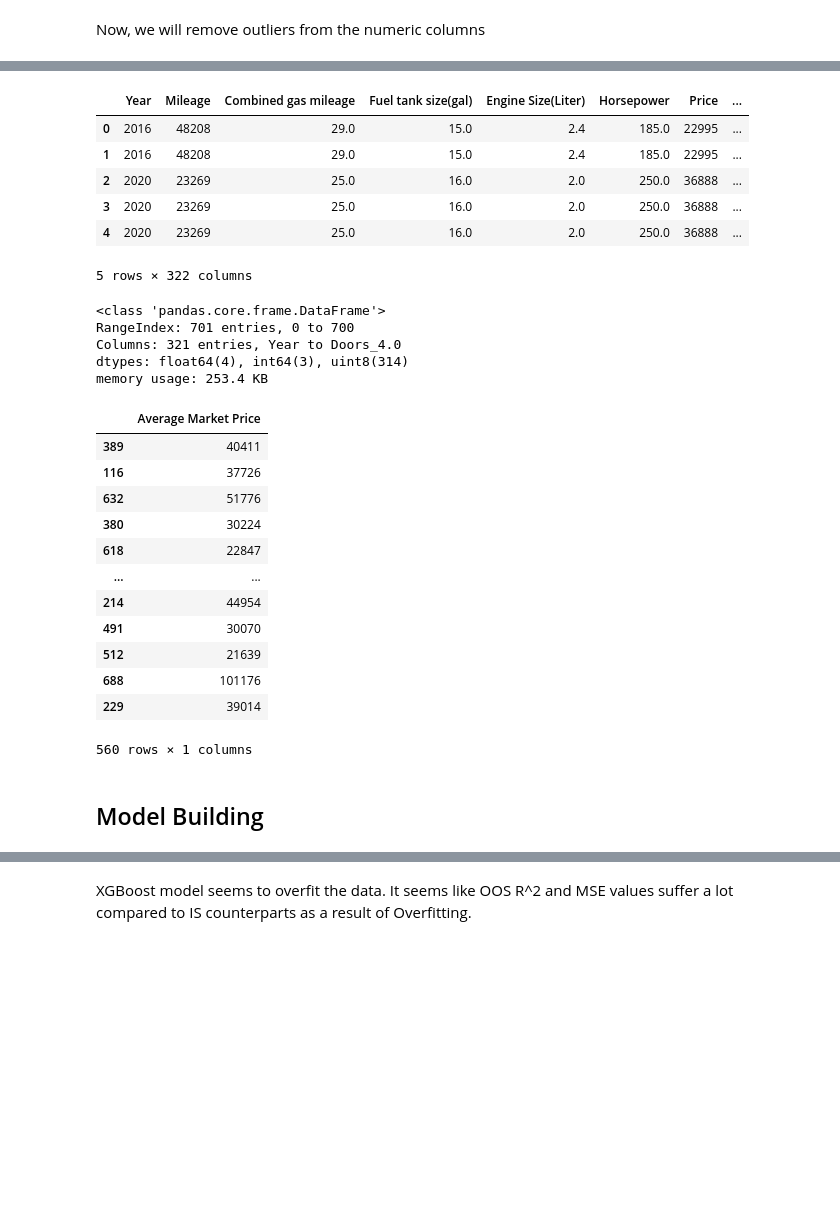
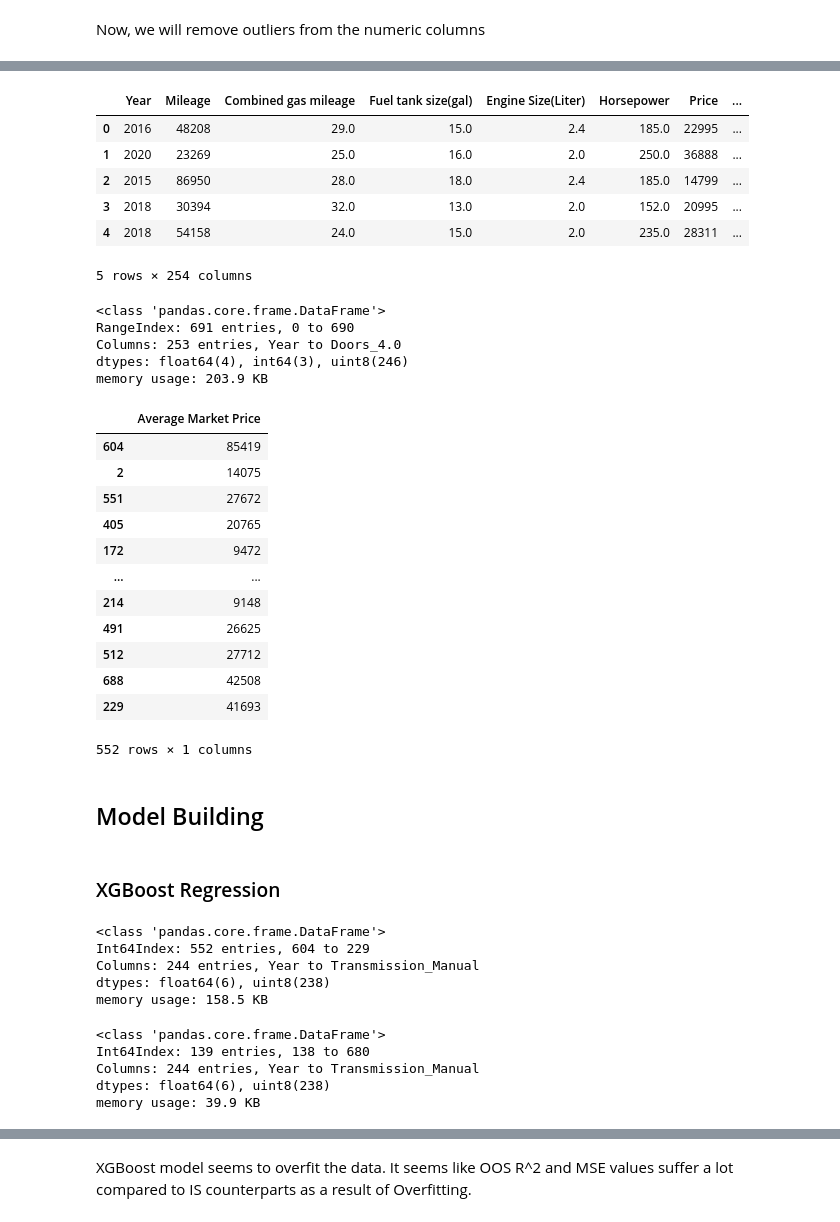
Before and after one commit to murads994/Fair-Market-Value-Prediction-CarGurus, a Jupyter notebook: Used_Car_Fair_Price_Prediction.ipynb, the cells around one changed output, grey strips where cells are left out. Saved outputs shown, nothing was run; the diff lists cells and outputs as text; code cells hidden in the pictures; blank space fills up the shorter version.

```diff
--- a/Used_Car_Fair_Price_Prediction.ipynb
+++ b/Used_Car_Fair_Price_Prediction.ipynb
@@ -537,9 +538,6 @@ columns_without_na.remove('Price')
 # %% [output]
 ['Combined gas mileage', 'Horsepower']
 ['Make', 'Model', 'Year', 'Body type', 'Exterior color', 'Mileage', 'Condition', 'VIN', 'Fuel type', 'Fuel tank size(gal)', 'Transmission', 'Drivetrain', 'Engine Size(Liter)', 'Doors', 'Front legroom( ...
-# %%
-categorical_columns = ['Make', 'Model', 'Body type', 'Exterior color', 'Condition', 'Fuel type', 'Transmission', 'Drivetrain', 'Doors']
-df_listing_ic[categorical_columns] = df_listing_ic[categorical_columns].astype('category')
 # %%
 from sklearn.experimental import enable_iterative_imputer
 from sklearn.impute import IterativeImputer
@@ -858,0 +857,3 @@ memory usage: 112.2+ KB
+# %%
+df_full['Name'] = df_full['Make'].str.cat(df_full['Model'], sep=' ')
+df_full.info()
@@ -858,0 +878,3 @@ memory usage: 112.2+ KB
+# %%
+df_full = df_full.drop(columns=['Make', 'Model'])
+df_full.info()
@@ -858,0 +899,3 @@ memory usage: 112.2+ KB
+# %%
+df_full = df_full.drop_duplicates(keep='last')
+df_full.info()
@@ -940,15 +1012,15 @@ memory usage: 62.7 KB
 # %%
 ##ONE-HOT ENCODING
-df_full = pd.get_dummies(df_full, columns=['Make','Model','Body type','Condition','Fuel type','Transmission','Drivetrain',"Doors"])
+df_full = pd.get_dummies(df_full, columns=['Name','Body type','Condition','Fuel type','Transmission','Drivetrain',"Doors"])
 df_full.head()
 # %% [output]
 |  | Year | Mileage | Combined gas mileage | Fuel tank size(gal) | Engine Size(Liter) | Horsepower | Price | ... |
 | 0 | 2016 | 48208 | 29.0 | 15.0 | 2.4 | 185.0 | 22995 | ... |
-| 1 | 2016 | 48208 | 29.0 | 15.0 | 2.4 | 185.0 | 22995 | ... |
-| 2 | 2020 | 23269 | 25.0 | 16.0 | 2.0 | 250.0 | 36888 | ... |
-| 3 | 2020 | 23269 | 25.0 | 16.0 | 2.0 | 250.0 | 36888 | ... |
-| 4 | 2020 | 23269 | 25.0 | 16.0 | 2.0 | 250.0 | 36888 | ... |
+| 1 | 2020 | 23269 | 25.0 | 16.0 | 2.0 | 250.0 | 36888 | ... |
+| 2 | 2015 | 86950 | 28.0 | 18.0 | 2.4 | 185.0 | 14799 | ... |
+| 3 | 2018 | 30394 | 32.0 | 13.0 | 2.0 | 152.0 | 20995 | ... |
+| 4 | 2018 | 54158 | 24.0 | 15.0 | 2.0 | 235.0 | 28311 | ... |
-5 rows × 322 columns
+5 rows × 254 columns
 # %%
 ### We will frop Price variable as we will use Average Market Price as our variable of interest
 df_full = df_full.drop(columns=["Price"])
@@ -956,10 +1028,10 @@ df_full = df_full.drop(columns=["Price"])
 df_full.info()
 # %% [output]
 <class 'pandas.core.frame.DataFrame'>
-RangeIndex: 701 entries, 0 to 700
-Columns: 321 entries, Year to Doors_4.0
-dtypes: float64(4), int64(3), uint8(314)
-memory usage: 253.4 KB
+RangeIndex: 691 entries, 0 to 690
+Columns: 253 entries, Year to Doors_4.0
+dtypes: float64(4), int64(3), uint8(246)
+memory usage: 203.9 KB
 # %%
 ### Selecting x and y variables of our dataset
 y = df_full.loc[:,['Average Market Price']]
@@ -971,20 +1043,40 @@ x_train, x_test, y_train, y_test = train_test_split(x, y, test_size = 0.2, rando
 y_train
 # %% [output]
 |  | Average Market Price |
-| 389 | 40411 |
-| 116 | 37726 |
-| 632 | 51776 |
-| 380 | 30224 |
-| 618 | 22847 |
+| 604 | 85419 |
+| 2 | 14075 |
+| 551 | 27672 |
+| 405 | 20765 |
+| 172 | 9472 |
 | ... | ... |
-| 214 | 44954 |
-| 491 | 30070 |
-| 512 | 21639 |
-| 688 | 101176 |
-| 229 | 39014 |
+| 214 | 9148 |
+| 491 | 26625 |
+| 512 | 27712 |
+| 688 | 42508 |
+| 229 | 41693 |
-560 rows × 1 columns
+552 rows × 1 columns
 # %% [markdown]
 ## Model Building
+# %% [markdown]
+### XGBoost Regression
+# %%
+x_train = x_train.filter(regex='^(?!.*(?:Doors|Drivetrain)).*$', axis=1)
+x_train.info()
+# %% [output]
+<class 'pandas.core.frame.DataFrame'>
+Int64Index: 552 entries, 604 to 229
+Columns: 244 entries, Year to Transmission_Manual
+dtypes: float64(6), uint8(238)
+memory usage: 158.5 KB
+# %%
+x_test = x_test.filter(regex='^(?!.*(?:Doors|Drivetrain)).*$', axis=1)
+x_test.info()
+# %% [output]
+<class 'pandas.core.frame.DataFrame'>
+Int64Index: 139 entries, 138 to 680
+Columns: 244 entries, Year to Transmission_Manual
+dtypes: float64(6), uint8(238)
+memory usage: 39.9 KB
 # %%
 ### XGBoost Regressor ###
 regressor = XGBRegressor(eval_metric= 'rmse')
```
Also changed, not shown: parts of 72 cells of this notebook.
